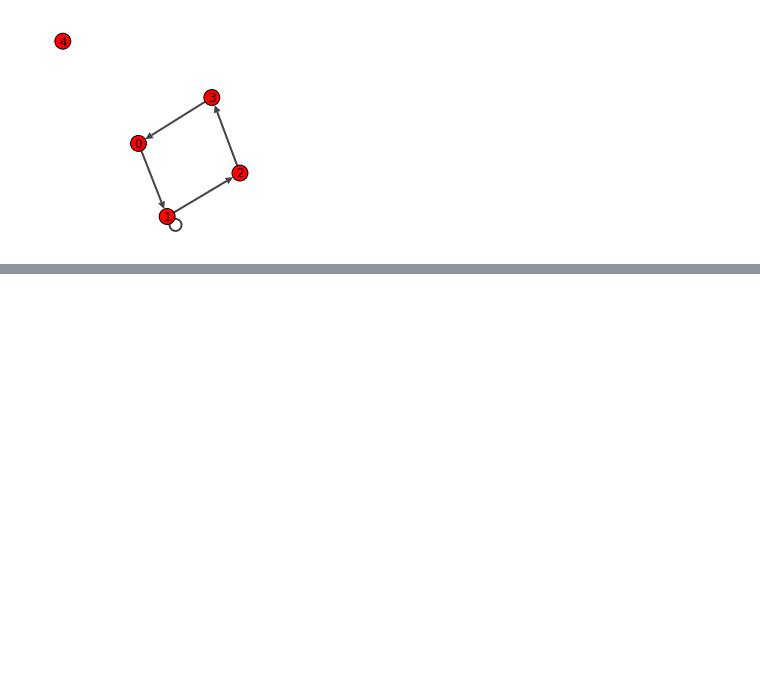
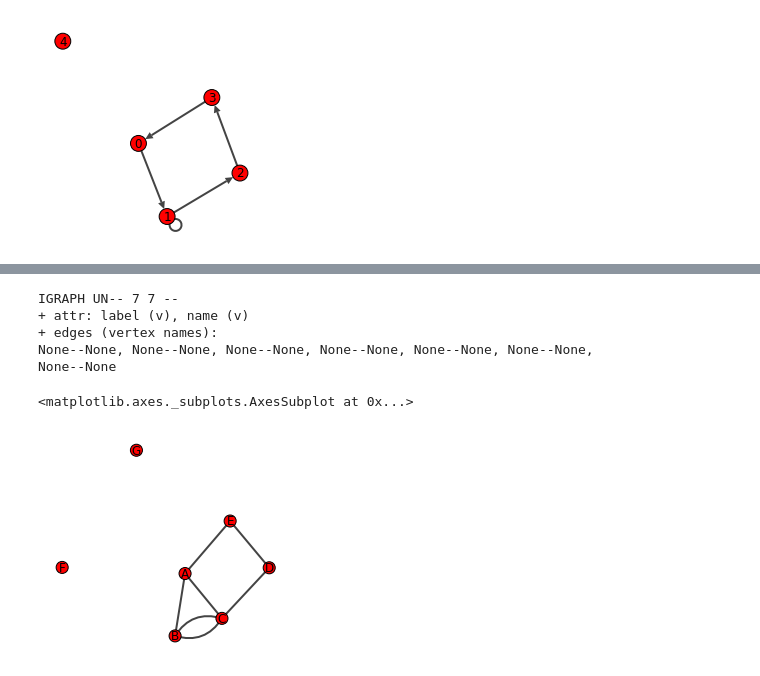
Before and after one commit to WandersonGustavo/Imersao_Alura, a Jupyter notebook: DataScience3.ipynb, the cells around one changed output, grey strips where cells are left out. Cells and saved outputs as stored; diff of their text form; code cells hidden in the pictures; blank space fills up the shorter version.

```diff
--- a/DataScience3.ipynb
+++ b/DataScience3.ipynb
@@ -1820,0 +1915,18 @@ plot(grafo4,target=plt.axes())
+# %%
+grafo3 = Graph(directed = False)
+grafo3.add_vertices(5)
+#grafo3.add_vertex(16)
+grafo3.add_edges([(0,1),(1,2),(2,3),(3,4),(4,0),(0,2),(2,1)]) #edges para os 5 primeiros criados
+grafo3.add_vertex(5)
+grafo3.add_vertex(6)
+grafo3.vs['label'] = ['A','B','C','D','E','F','G']
+print(grafo3)
+plot(grafo3,target=plt.axes())
+# %% [output]
+IGRAPH UN-- 7 7 --
++ attr: label (v), name (v)
++ edges (vertex names):
+None--None, None--None, None--None, None--None, None--None, None--None,
+None--None
+<matplotlib.axes._subplots.AxesSubplot at 0x...>
+[figure, added]
```
Also changed, not shown: parts of 58 cells of this notebook.
